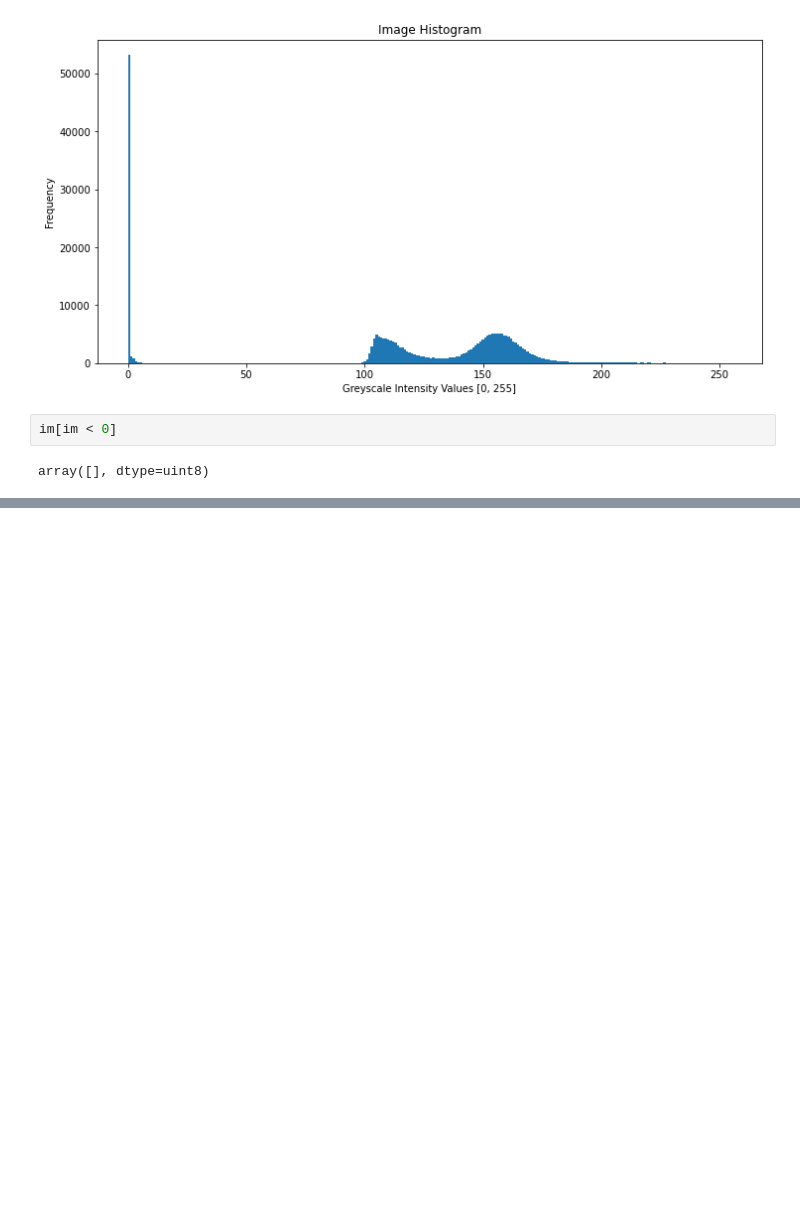
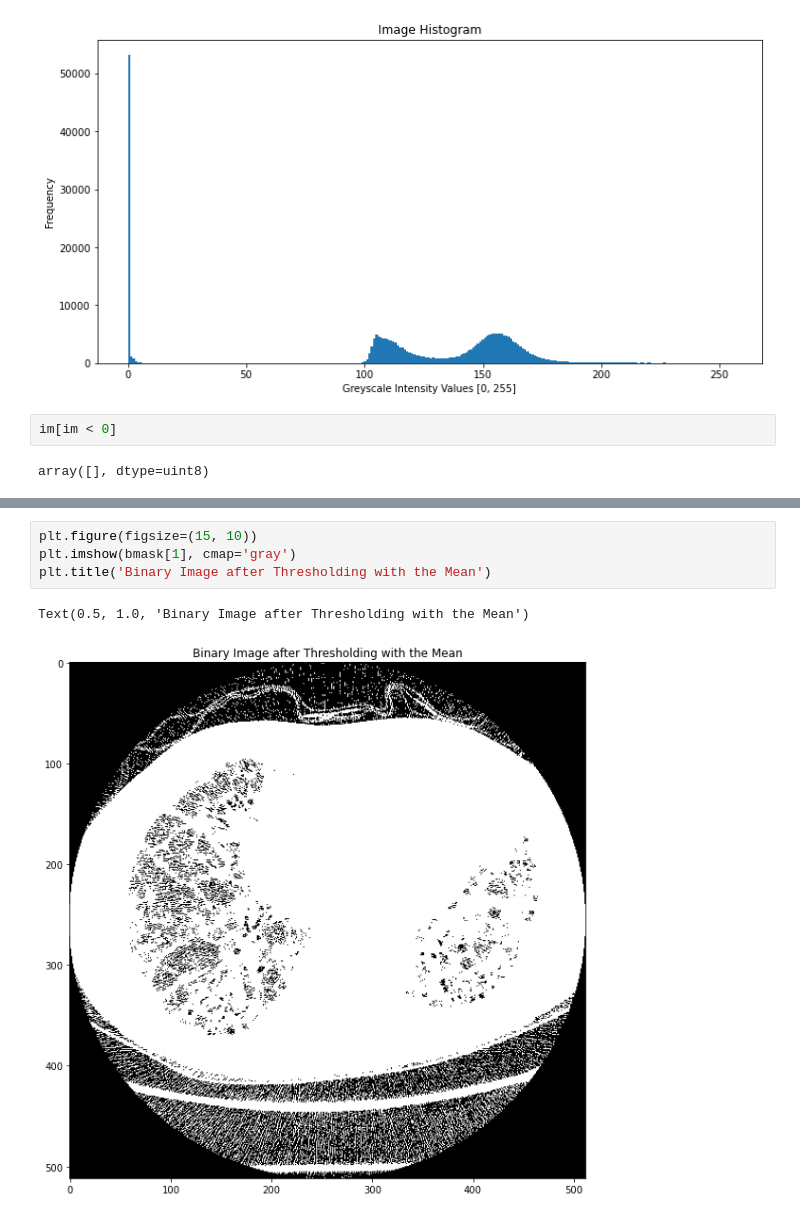
Before and after one commit to anushkahebbar/cardiac-segmentation, a Jupyter notebook: Slice Preprocessing.ipynb, the cells around one changed output, grey strips where cells are left out. Drawn from its saved outputs; the diff is of its cells as text; blank space fills up the shorter version.

```diff
--- a/Slice Preprocessing.ipynb
+++ b/Slice Preprocessing.ipynb
@@ -131,0 +114,7 @@ TypeError: numpy boolean subtract, the `-` operator, is not supported, use the b
+# %%
+plt.figure(figsize=(15, 10))
+plt.imshow(bmask[1], cmap='gray')
+plt.title('Binary Image after Thresholding with the Mean')
+# %% [output]
+Text(0.5, 1.0, 'Binary Image after Thresholding with the Mean')
+[figure, added]
```
Also changed, not shown: parts of 15 cells of this notebook.
